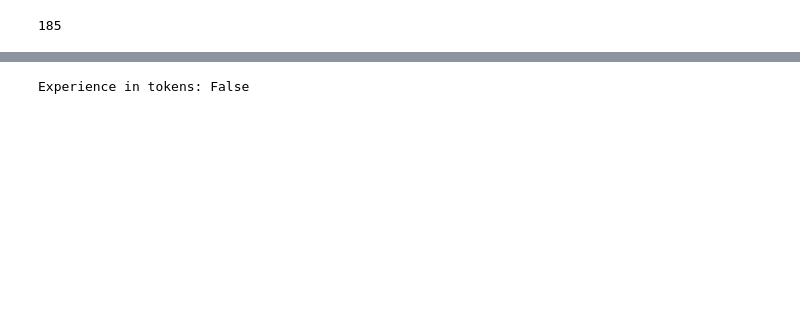
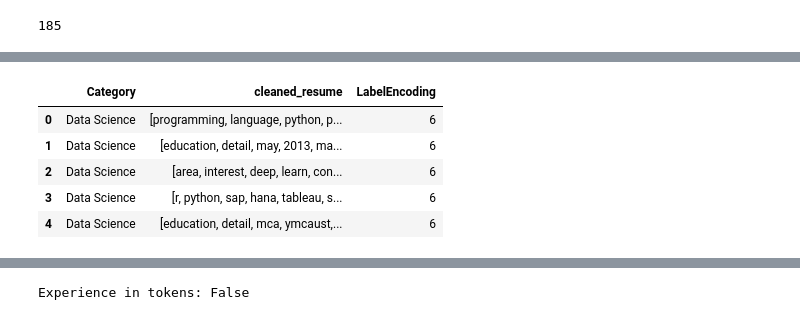
Before and after one commit to senghok510/Resume_matching, a Jupyter notebook: notebooks/feature_engineering.ipynb, the cells around one changed output, grey strips where cells are left out. Saved outputs shown, nothing was run; the diff lists cells and outputs as text; code cells hidden in the pictures; blank space fills up the shorter version.

```diff
--- a/notebooks/feature_engineering.ipynb
+++ b/notebooks/feature_engineering.ipynb
@@ -106,0 +110,9 @@ After remove the stop words from the tokens of the resume, it remains only  3080
+# %%
+resume.head()
+# %% [output]
+|  | Category | cleaned_resume | LabelEncoding |
+| 0 | Data Science | [programming, language, python, p... | 6 |
+| 1 | Data Science | [education, detail, may, 2013, ma... | 6 |
+| 2 | Data Science | [area, interest, deep, learn, con... | 6 |
+| 3 | Data Science | [r, python, sap, hana, tableau, s... | 6 |
+| 4 | Data Science | [education, detail, mca, ymcaust,... | 6 |
```
Also changed, not shown: parts of 53 cells of this notebook.
